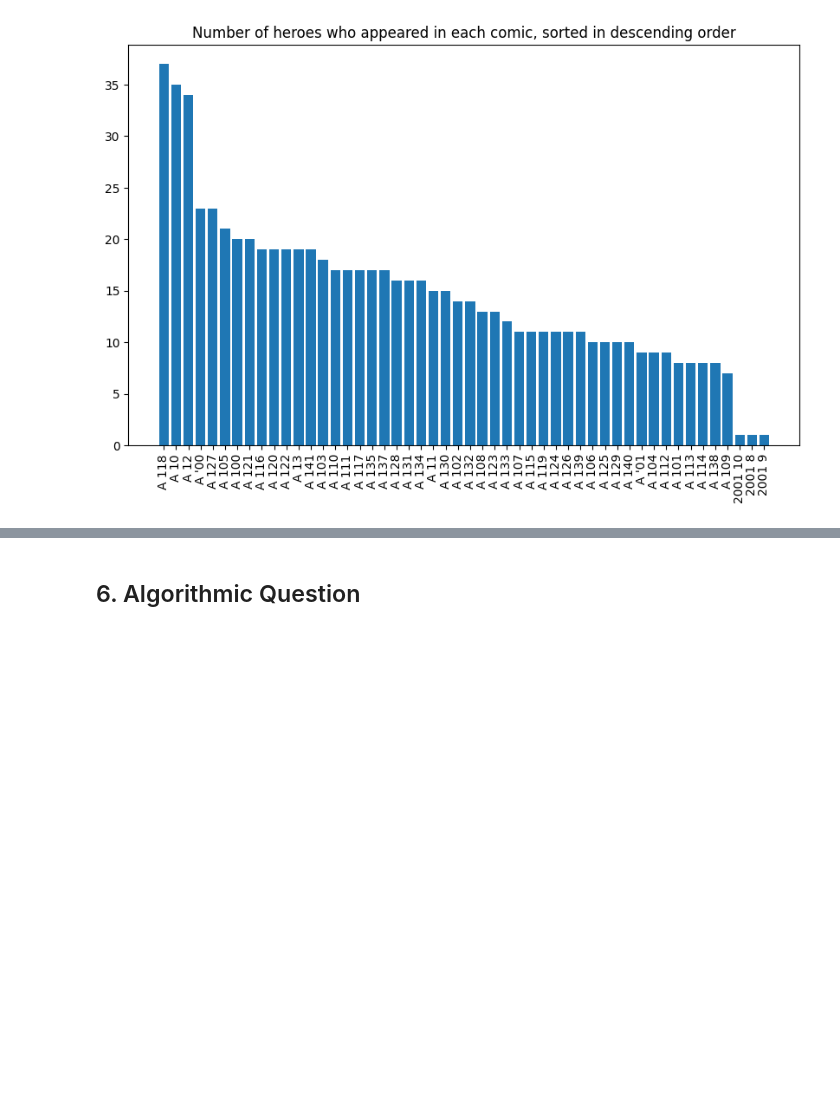
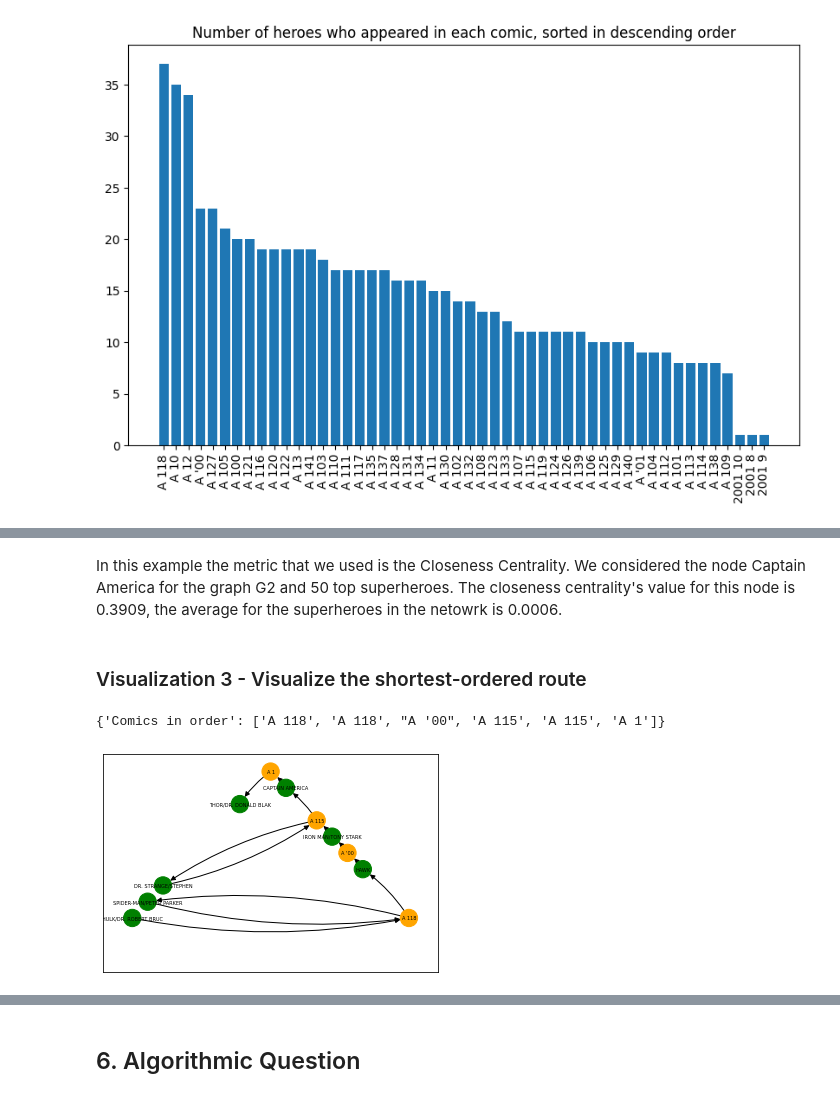
Before and after one commit to marcusreal/ADM_HW5, a Jupyter notebook: hw5.ipynb, the cells around one changed output, grey strips where cells are left out. Cells and saved outputs as stored; diff of their text form; code cells hidden in the pictures; blank space fills up the shorter version.

```diff
--- a/hw5.ipynb
+++ b/hw5.ipynb
@@ -195,6 +200,4 @@ len(G2.nodes)
 ## 2. Backend Implementation
 # %% [markdown]
 **Top N heroes:** The top N heroes who have appeared in the most number of comics. The 'edges.csv' file, which represents the comics in which each hero has appeared, can be used to filter these N heroes.
-# %%
-N = 20 #Number of top N heroes
 # %%
@@ -256,3 +465,5 @@ G2_features  = get_graph_features(G2,2) # Second Graph Features
+# %%
+short_routes = shortest_ordered_route(G2, [ "SPIDER-MAN/PETER PARKER",'HAWK',"IRON MAN/TONY STARK",'DR. STRANGE/STEPHEN',"CAPTAIN AMERICA"], 'HULK/DR. ROBERT BRUC', "THOR/DR. DONALD BLAK", 50)
 # %% [markdown]
 ## 3. Frontend Visualization
 # %% [markdown]
@@ -350,0 +582,16 @@ visualize_features(G2_features,2)
+# %% [markdown]
+In this example the metric that we used is the Closeness Centrality. We considered the node Captain America for the graph G2 and 50 top superheroes. The closeness centrality's value for this node is 0.3909, the average for the superheroes in the netowrk is 0.0006.
+# %% [markdown]
+### Visualization 3 - Visualize the shortest-ordered route
+# %%
+def visualize_short_path(box):
+    print(box[0])
+    #Let's plot the graph
+    pos = nx.planar_layout(box[1])
+    nx.draw_networkx(box[1], arrowstyle = "-|>", pos = pos, connectionstyle="arc3,rad=0.1", with_labels=True, node_color=box[2], font_size = 5)
+    plt.show()
+# %%
+visualize_short_path(short_routes)
+# %% [output]
+{'Comics in order': ['A 118', 'A 118', "A '00", 'A 115', 'A 115', 'A 1']}
+[figure, added]
```
Also changed, not shown: parts of 22 cells of this notebook.
